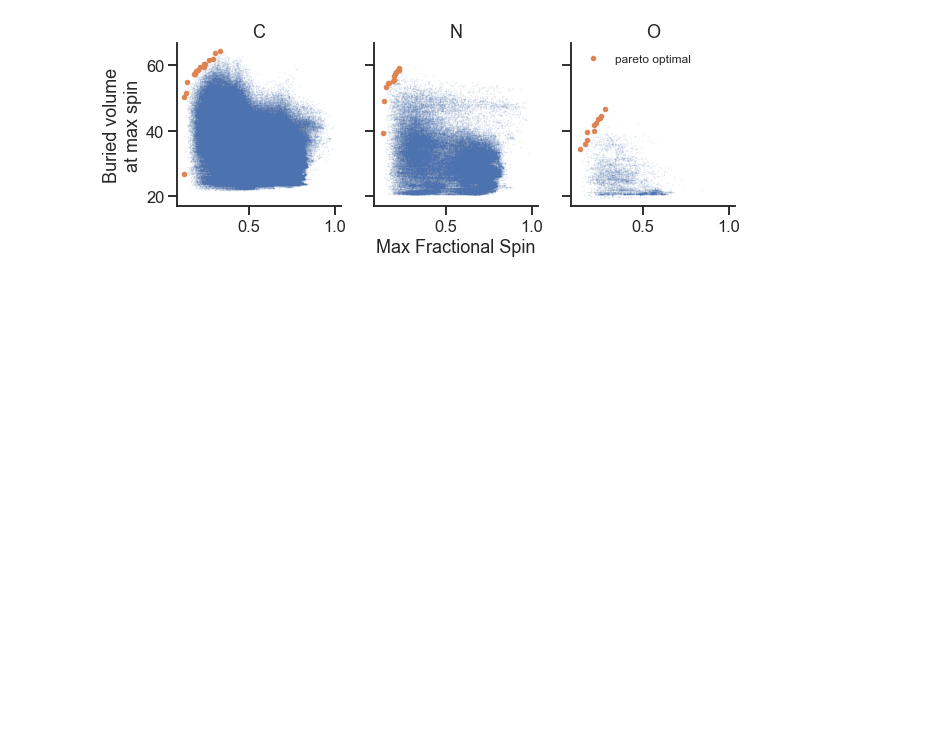
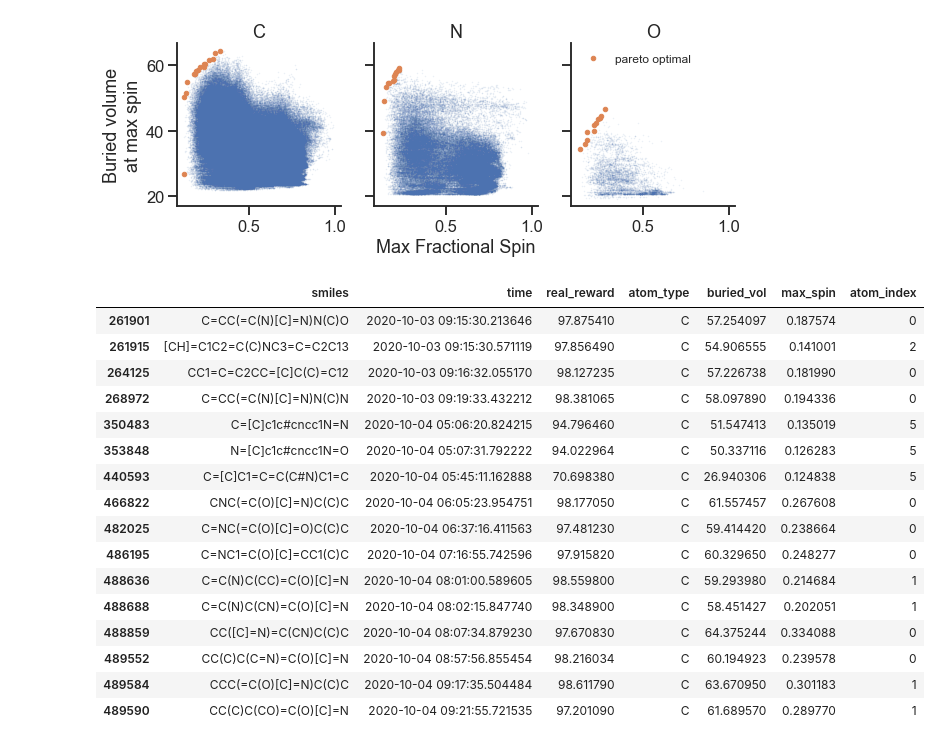
Before and after one commit to NREL/rlmolecule, a Jupyter notebook: stable_radical_optimization/monitor_progress.ipynb, the cells around one changed output. Saved outputs shown, nothing was run; the diff lists cells and outputs as text; code cells hidden in the pictures; blank space fills up the shorter version.

```diff
--- a/stable_radical_optimization/monitor_progress.ipynb
+++ b/stable_radical_optimization/monitor_progress.ipynb
@@ -147,3 +130,23 @@ axs[-1].legend(loc='upper left', fontsize=12)
 sns.despine()
 # %% [output]
 [figure]
+# %%
+rew_df.iloc[optimal[0]]
+# %% [output]
+|  | smiles | time | real_reward | atom_type | buried_vol | max_spin | atom_index |
+| 261901 | C=CC(=C(N)[C]=N)N(C)O | 2020-10-03 09:15:30.213646 | 97.875410 | C | 57.254097 | 0.187574 | 0 |
+| 261915 | [CH]=C1C2=C(C)NC3=C=C2C13 | 2020-10-03 09:15:30.571119 | 97.856490 | C | 54.906555 | 0.141001 | 2 |
+| 264125 | CC1=C=C2CC=[C]C(C)=C12 | 2020-10-03 09:16:32.055170 | 98.127235 | C | 57.226738 | 0.181990 | 0 |
+| 268972 | C=CC(=C(N)[C]=N)N(C)N | 2020-10-03 09:19:33.432212 | 98.381065 | C | 58.097890 | 0.194336 | 0 |
+| 350483 | C=[C]c1c#cncc1N=N | 2020-10-04 05:06:20.824215 | 94.796460 | C | 51.547413 | 0.135019 | 5 |
+| 353848 | N=[C]c1c#cncc1N=O | 2020-10-04 05:07:31.792222 | 94.022964 | C | 50.337116 | 0.126283 | 5 |
+| 440593 | C=[C]C1=C=C(C#N)C1=C | 2020-10-04 05:45:11.162888 | 70.698380 | C | 26.940306 | 0.124838 | 5 |
+| 466822 | CNC(=C(O)[C]=N)C(C)C | 2020-10-04 06:05:23.954751 | 98.177050 | C | 61.557457 | 0.267608 | 0 |
+| 482025 | C=NC(=C(O)[C]=O)C(C)C | 2020-10-04 06:37:16.411563 | 97.481230 | C | 59.414420 | 0.238664 | 0 |
+| 486195 | C=NC1=C(O)[C]=CC1(C)C | 2020-10-04 07:16:55.742596 | 97.915820 | C | 60.329650 | 0.248277 | 0 |
+| 488636 | C=C(N)C(CC)=C(O)[C]=N | 2020-10-04 08:01:00.589605 | 98.559800 | C | 59.293980 | 0.214684 | 1 |
+| 488688 | C=C(N)C(CN)=C(O)[C]=N | 2020-10-04 08:02:15.847740 | 98.348900 | C | 58.451427 | 0.202051 | 1 |
+| 488859 | CC([C]=N)=C(CN)C(C)C | 2020-10-04 08:07:34.879230 | 97.670830 | C | 64.375244 | 0.334088 | 0 |
+| 489552 | CC(C)C(C=N)=C(O)[C]=N | 2020-10-04 08:57:56.855454 | 98.216034 | C | 60.194923 | 0.239578 | 0 |
+| 489584 | CCC(=C(O)[C]=N)C(C)C | 2020-10-04 09:17:35.504484 | 98.611790 | C | 63.670950 | 0.301183 | 1 |
+| 489590 | CC(C)C(CO)=C(O)[C]=N | 2020-10-04 09:21:55.721535 | 97.201090 | C | 61.689570 | 0.289770 | 1 |
```
Also changed, not shown: parts of 7 cells of this notebook, 7 other files.
